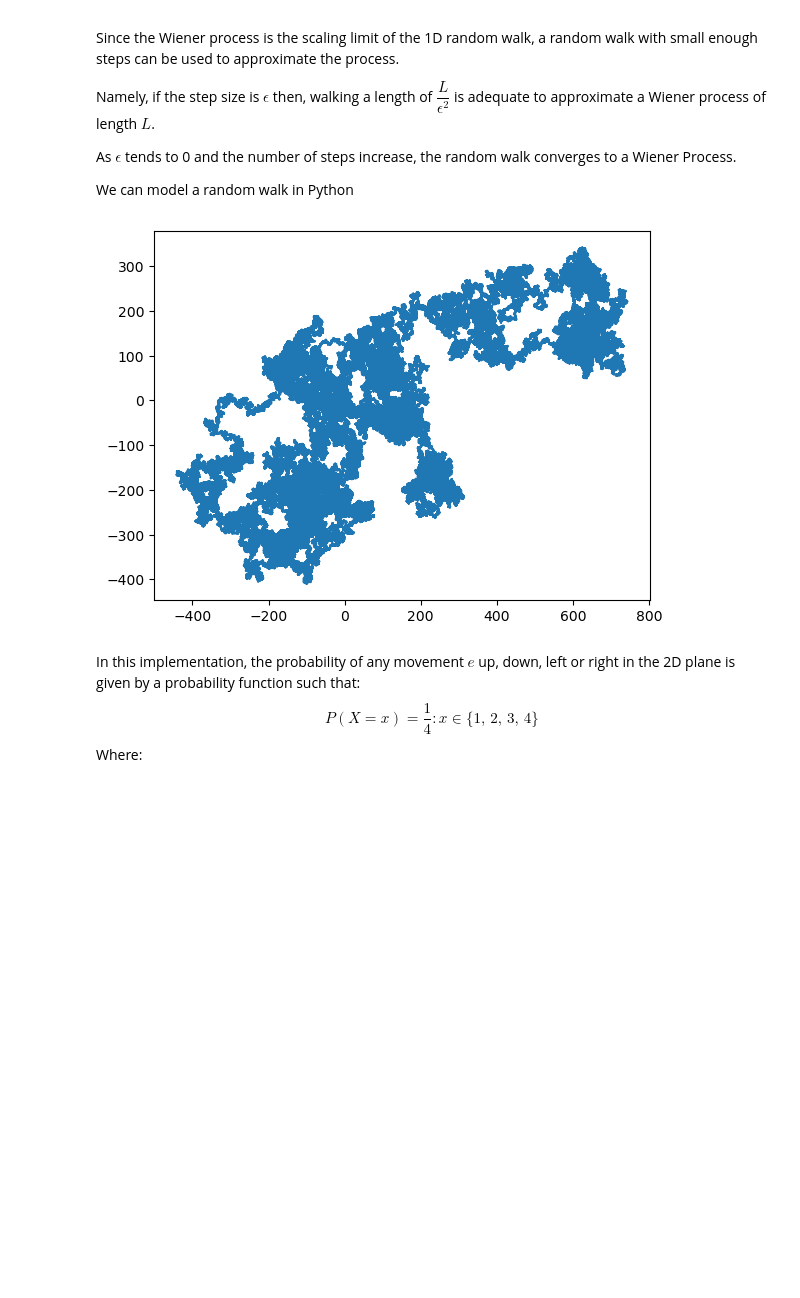
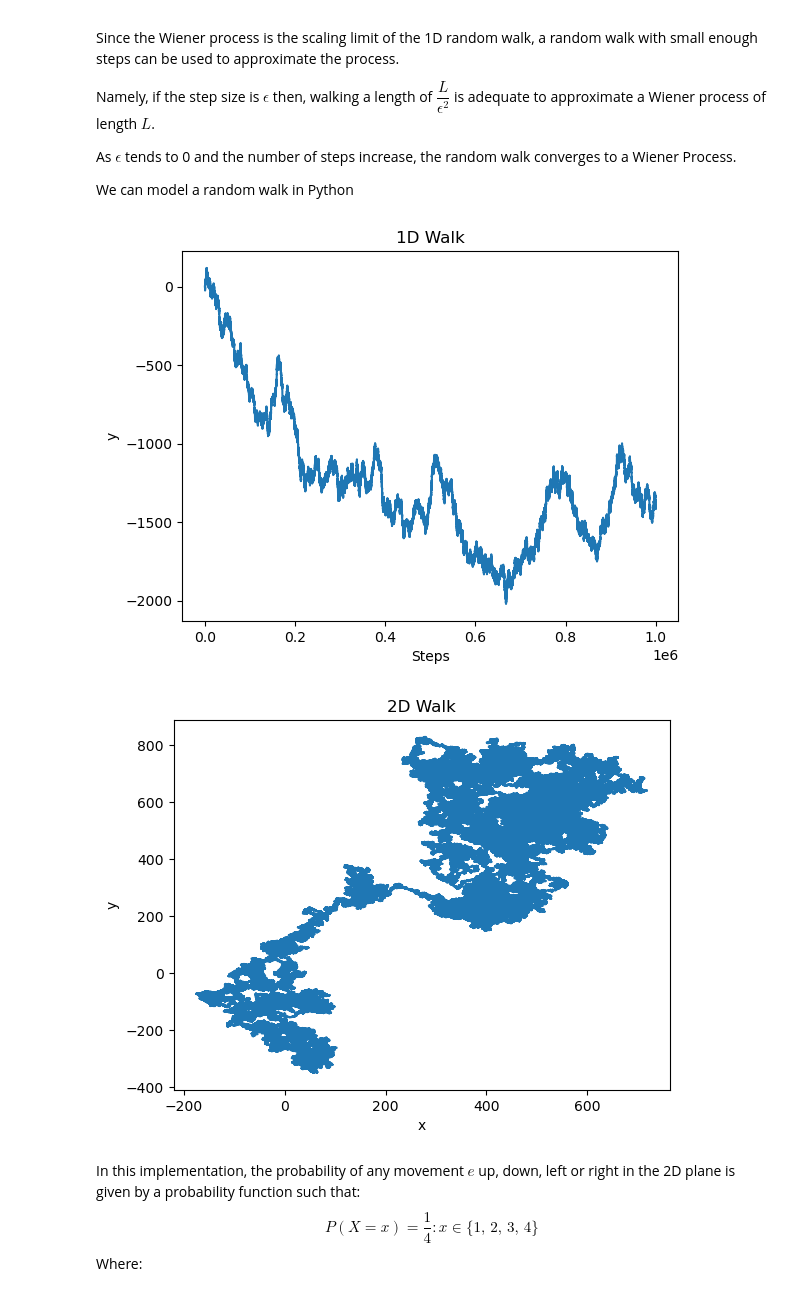
Before and after one commit to amsih/BSM, a Jupyter notebook: BSM.ipynb, the cells around one changed output. Cells and saved outputs as stored; diff of their text form; code cells hidden in the pictures; blank space fills up the shorter version.

```diff
--- a/BSM.ipynb
+++ b/BSM.ipynb
@@ -37,15 +37,37 @@ As $\epsilon$ tends to 0 and the number of steps increase, the random walk conve
 
 We can model a random walk in Python
 # %%
-# Model of 2D Random Walks
+# Model of 1D/2D Random Walks
 
 # imports
 import matplotlib.pyplot as plt
 from random import randint as r
 
+def step1D(n=1000000, e=1):
+
+    # We start at origin (0,0), so create arrays for x and y values, starting with (0,0)
+    x_val = [0]
+    y_val = [0]
+
+    # Start for loop to fill in the coordinate values for n steps.
+    for i in range(n):
+
+        # Filling the values based on a random value r:
+        random = r(1,2)
+        x_val.append(x_val[i]+1)
+
+        # There's an equal probability of 2 different possible cases occurring.
+        if random == 1:
+            y_val.append(y_val[i]+e)
+
+        elif random == 2:
+            y_val.append(y_val[i]-e)
+
+    return x_val,y_val
+
 # We define a function steps to increase/decrease the (x,y) values by certain increments each "turn"
 # Takes inputs n - number of steps, e - increment value
-def step(n=1000000, e=1):
+def step2D(n=1000000, e=1):
 
     # We start at origin (0,0), so create arrays for x and y values, starting with (0,0)
     x_val = [0]
@@ -53,36 +75,47 @@ def step(n=1000000, e=1):
 
     # Start for loop to fill in the coordinate values for n steps.
     for i in range(n):
 
         # Filling the values based on a random value r:
         random = r(1,4)
 
         # There's an equal probability of all 4 different possible cases occurring.
         if random == 1:
             x_val.append(x_val[i]+e)
             y_val.append(y_val[i])
 
         elif random == 2:
             x_val.append(x_val[i])
             y_val.append(y_val[i]+e)
 
 
         elif random == 3:
             x_val.append(x_val[i]-e)
             y_val.append(y_val[i])
 
         else:
             x_val.append(x_val[i])
             y_val.append(y_val[i]-e)
 
     return x_val,y_val
 
 # Mainline code
-x,y = step()
-plt.plot(x,y)
+x1,y1 = step1D()
+plt.plot(x1,y1)
+plt.title("1D Walk")
+plt.ylabel('y')
+plt.xlabel('Steps')
 plt.show()
+
+x2,y2 = step2D()
+plt.plot(x2,y2)
+plt.title("2D Walk")
+plt.ylabel('y')
+plt.xlabel('x')
+plt.show()
 # %% [output]
-[figure, old version]
+[figure, new version]
+[figure, added]
 # %% [markdown]
 In this implementation, the probability of any movement $e$ up, down, left or right in the 2D plane is given by a probability function such that:
 $$
```
Also changed, not shown: parts of 1 cell of this notebook.
